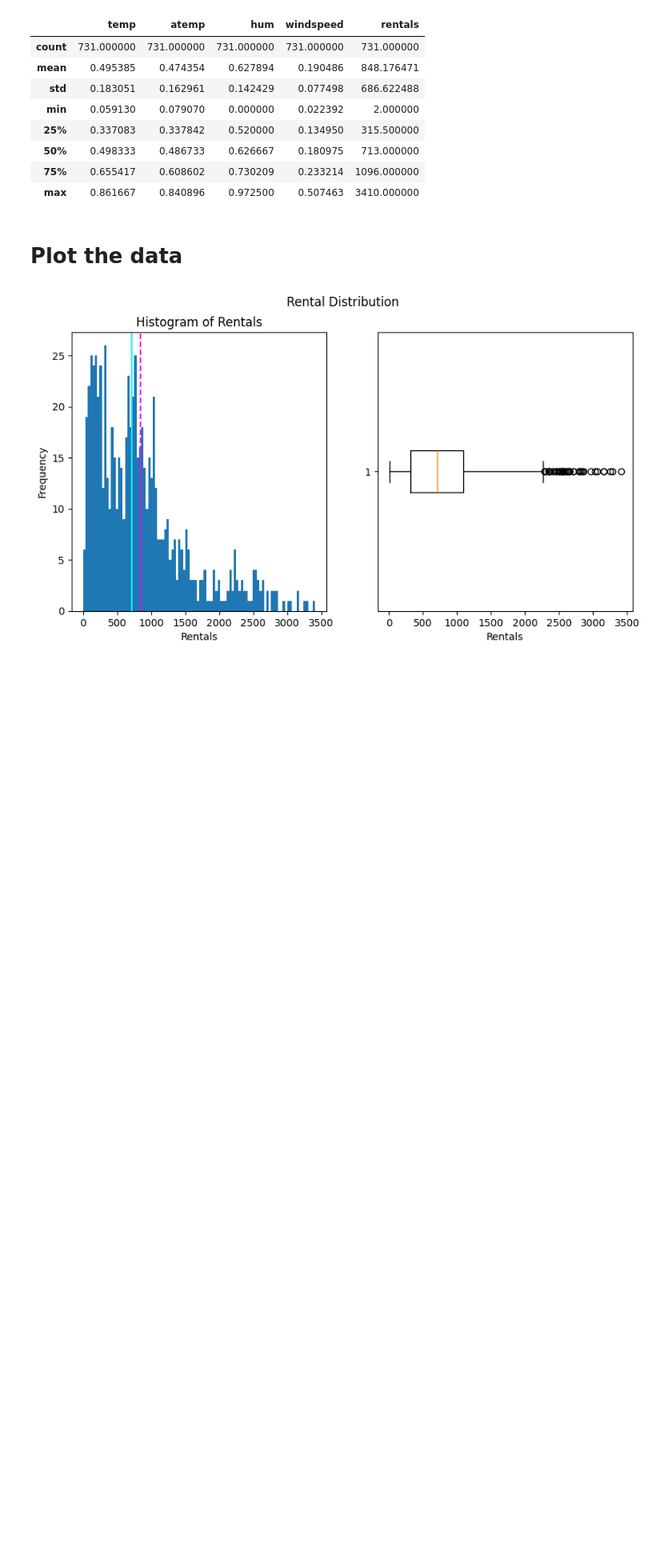
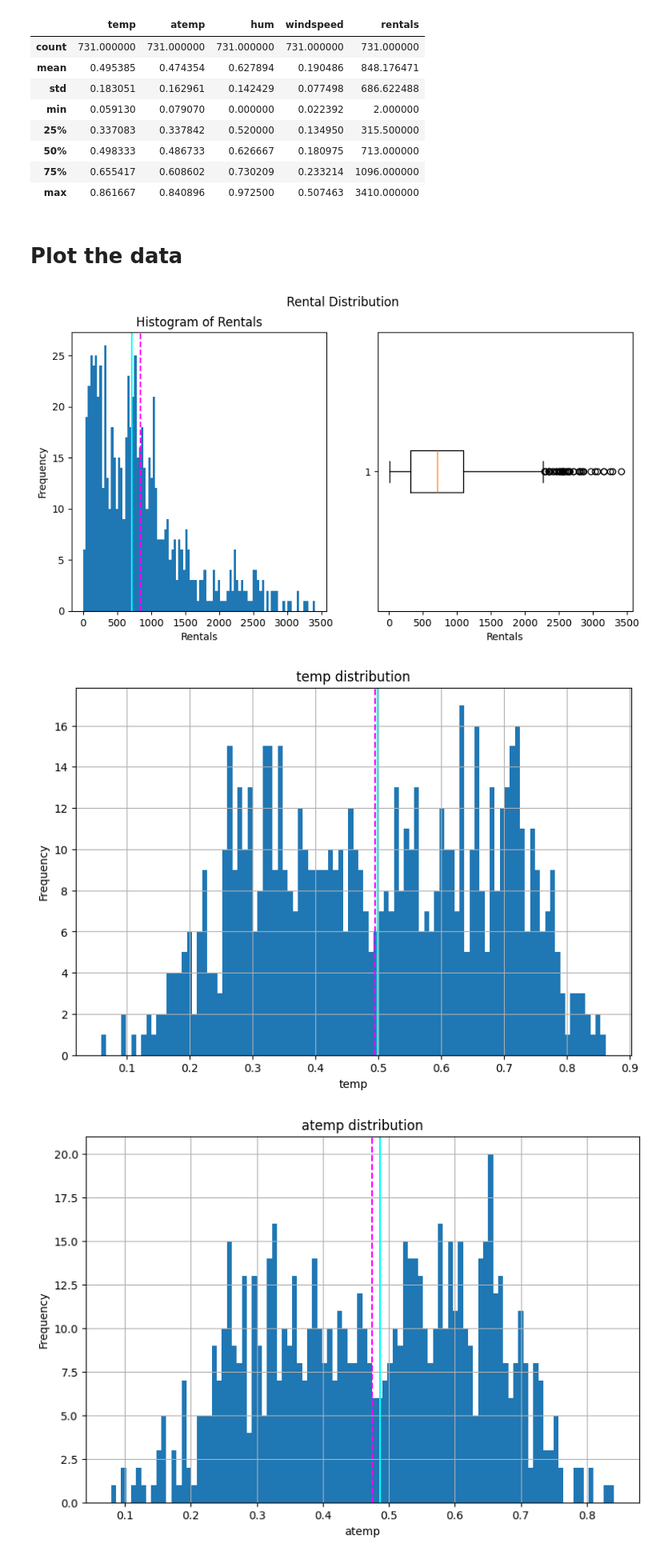
Before and after one commit to coder7475/ml-fundamentals, a Jupyter notebook: notebooks/ml_fundamentals/Understanding_supervised_regression_model.ipynb, the cells around one changed output. Shown at 80% size. Drawn from its saved outputs; the diff is of its cells as text; code cells hidden in the pictures; blank space fills up the shorter version.

Commit message:
feat: enhance supervised regression notebook with additional visualizations for categorical and numeric features, including histograms and bar plots for better data analysis

```diff
--- a/notebooks/ml_fundamentals/Understanding_supervised_regression_model.ipynb
+++ b/notebooks/ml_fundamentals/Understanding_supervised_regression_model.ipynb
@@ -149,3 +150,19 @@ fig.suptitle('Rental Distribution')
 fig.show()
 # %% [output]
 [figure]
+# %%
+# Plot a histogram for each numeric feature
+for col in numeric_features:
+    fig = plt.figure(figsize=(9, 6))
+    ax = fig.gca()
+    feature = bike_data[col]
+    feature.hist(bins=100, ax = ax)
+    ax.axvline(feature.mean(), color='magenta', linestyle='--')
+    ax.axvline(feature.median(), color='cyan', linestyle='-')
+    ax.set_title(f'{col} distribution')
+    ax.set_ylabel('Frequency')
+    ax.set_xlabel(col)
+    fig.show()
+# %% [output]
+[figure, added]
+[figure, added]
```
Also changed, not shown: parts of 4 cells of this notebook.
